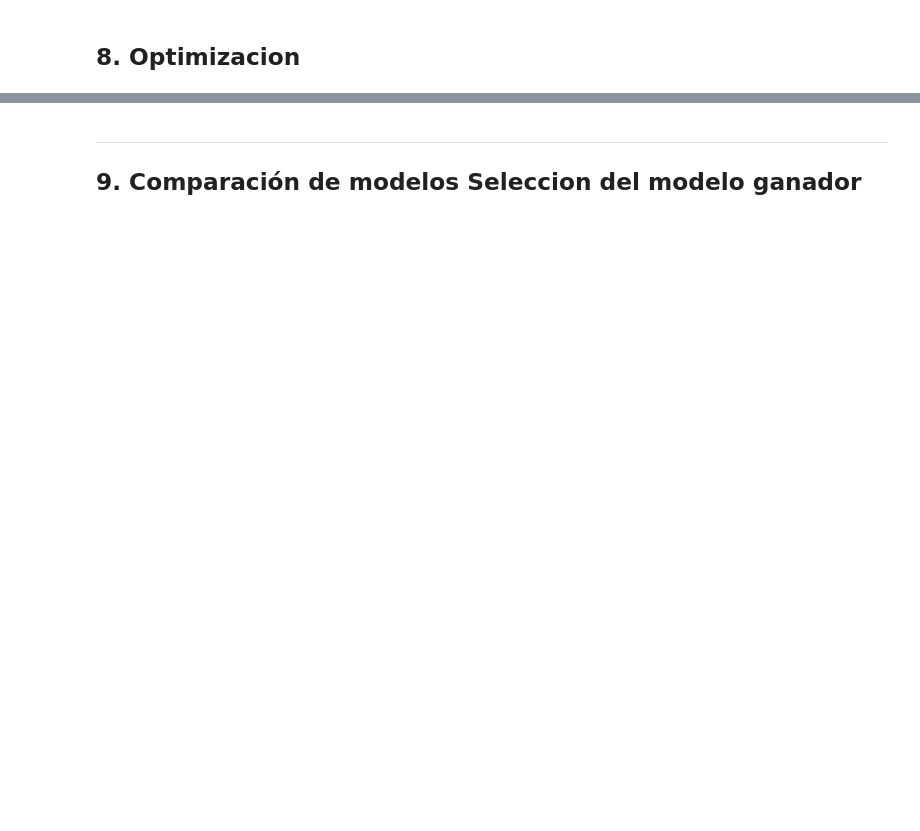
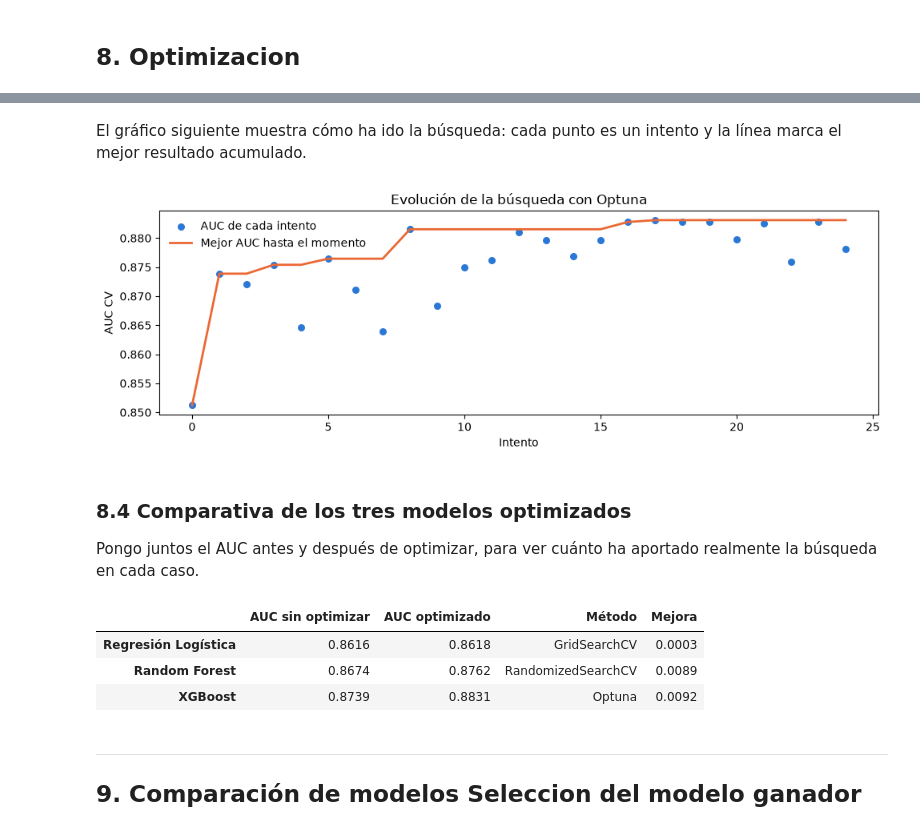
Before and after one commit to davidvilasiaba12345-a11y/Proyecto-Maching-Learning-David-Vila-Siaba, a Jupyter notebook: proyecto.ipynb, the cells around one changed output, grey strips where cells are left out. Saved outputs shown, nothing was run; the diff lists cells and outputs as text; code cells hidden in the pictures; blank space fills up the shorter version.

```diff
--- a/proyecto.ipynb
+++ b/proyecto.ipynb
@@ -769,0 +1280,25 @@ El baseline sirve como cota inferior: cualquier modelo más complejo debe supera
+# %%
+def objetivo_xgb(trial):
+    """
+    Optuna llama a esta función en cada intento. Devuelve el AUC medio en la validación temporal
+    """
+    params = {
+        'n_estimators': trial.suggest_int('n_estimators', 200, 800, step=100),
+        'learning_rate': trial.suggest_float('learning_rate', 0.01, 0.2, log=True),
+        'max_depth': trial.suggest_int('max_depth', 3, 10),
+        'min_child_weight': trial.suggest_int('min_child_weight', 1, 20),
+        'subsample': trial.suggest_float('subsample', 0.6, 1.0),
+        'colsample_bytree': trial.suggest_float('colsample_bytree', 0.4, 1.0),
+        'gamma': trial.suggest_float('gamma', 0, 5),
+        'reg_lambda': trial.suggest_float('reg_lambda', 1e-2, 20, log=True),
+    }
+    pipe = crear_pipeline(XGBClassifier(**params, scale_pos_weight=PESO_POSITIVOS, n_jobs=-1, random_state=RANDOM_STATE))
+    return cross_val_score(pipe, X_train, y_train, cv=folds, scoring='roc_auc').mean()
+
+estudio = optuna.create_study(direction='maximize', sampler=optuna.samplers.TPESampler(seed=RANDOM_STATE))
+estudio.optimize(objetivo_xgb, n_trials=25)
+
+print('Mejores parámetros:')
+for k, v in estudio.best_params.items():
+    print(f' {k}: {v}')
+print(f'\nAUC CV: {estudio.best_value:.4f} (sin optimizar: {comparativa.loc['XGBoost', 'auc']:.4f})')
@@ -770,3 +1317,38 @@ El baseline sirve como cota inferior: cualquier modelo más complejo debe supera
+# %% [markdown]
+El gráfico siguiente muestra cómo ha ido la búsqueda: cada punto es un intento y la línea marca el
+mejor resultado acumulado.
+# %%
+historial = estudio.trials_dataframe()[['number', 'value']]
+
+fig, ax = plt.subplots(figsize=(10, 3.5))
+ax.scatter(historial['number'], historial['value'], color=C_NO, s=30, label='AUC de cada intento')
+ax.plot(historial['number'], historial['value'].cummax(), color=C_SI, lw=2, label='Mejor AUC hasta el momento')
+ax.set_xlabel('Intento')
+ax.set_ylabel('AUC CV')
+ax.set_title('Evolución de la búsqueda con Optuna')
+ax.legend(frameon=False)
+plt.tight_layout()
+plt.show()
+# %% [output]
+[figure, added]
+# %% [markdown]
+### 8.4 Comparativa de los tres modelos optimizados
+
+Pongo juntos el AUC antes y después de optimizar, para ver cuánto ha aportado realmente la búsqueda
+en cada caso.
+# %%
+optimizados = pd.DataFrame({
+    'AUC sin optimizar': [res_baseline['auc'], comparativa.loc['Random Forest', 'auc'], comparativa.loc['XGBoost', 'auc']],
+    'AUC optimizado': [grid_lr.best_score_, rand_rf.best_score_, estudio.best_value],
+    'Método': ['GridSearchCV', 'RandomizedSearchCV', 'Optuna'],
+}, index=['Regresión Logística', 'Random Forest', 'XGBoost'])
+optimizados['Mejora'] = optimizados['AUC optimizado'] - optimizados['AUC sin optimizar']
+optimizados.round(4)
+# %% [output]
+|  | AUC sin optimizar | AUC optimizado | Método | Mejora |
+| Regresión Logística | 0.8616 | 0.8618 | GridSearchCV | 0.0003 |
+| Random Forest | 0.8674 | 0.8762 | RandomizedSearchCV | 0.0089 |
+| XGBoost | 0.8739 | 0.8831 | Optuna | 0.0092 |
 # %% [markdown]
 ---
 ## 9. Comparación de modelos Seleccion del modelo ganador
```
Also changed, not shown: parts of 40 cells of this notebook.
